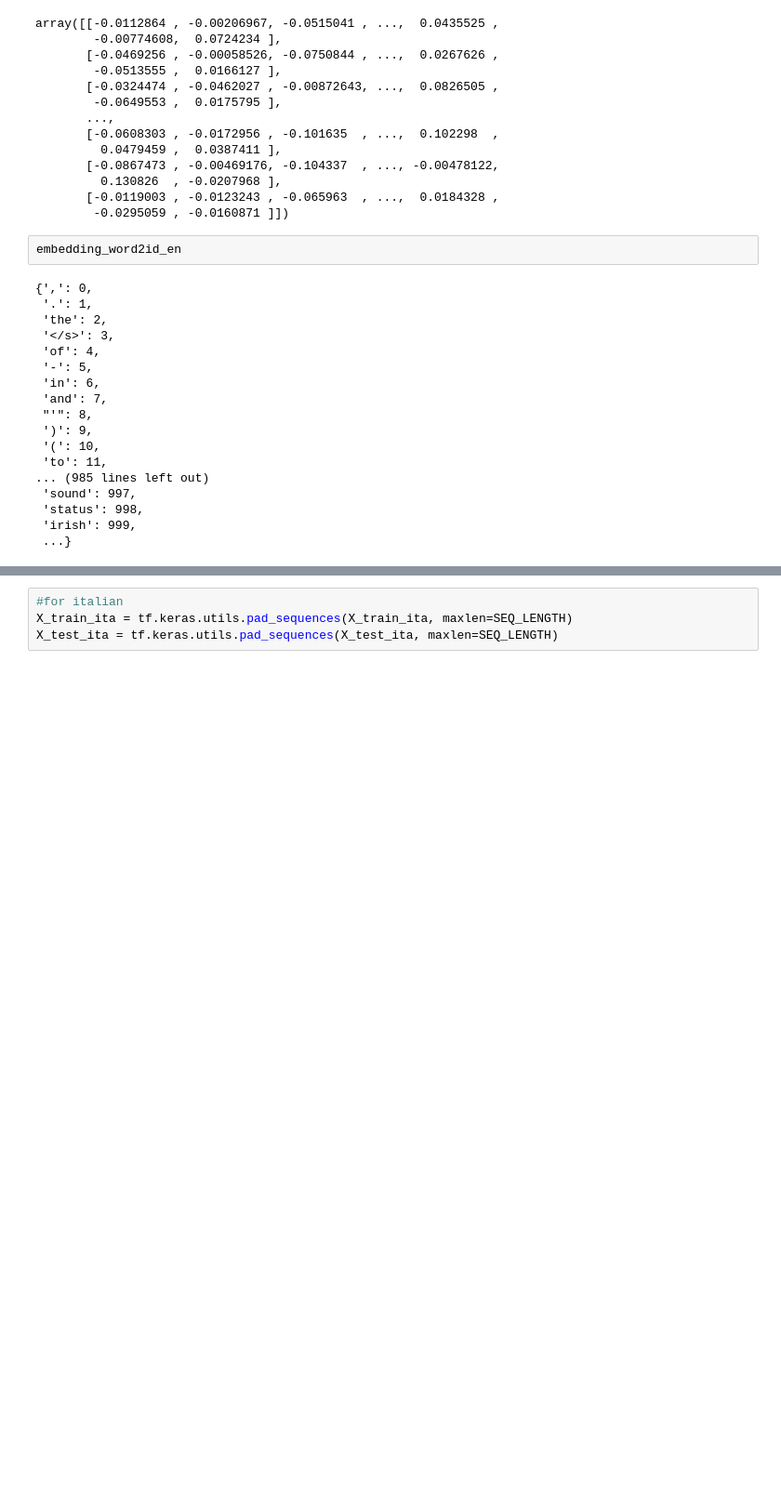
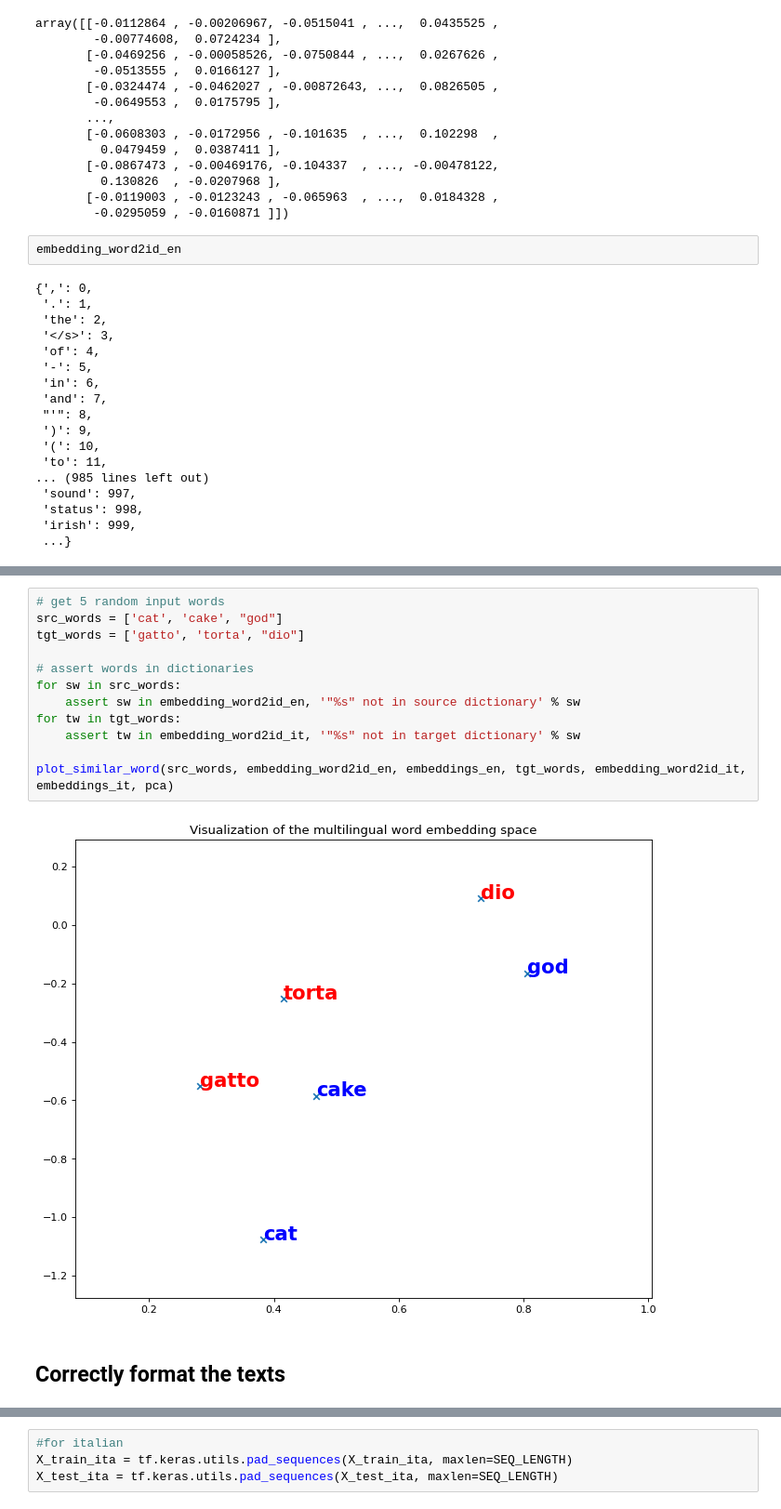
Before and after one commit to RageOfTheDucks/NLP_HSD, a Jupyter notebook: ORDINE.ipynb, the cells around one changed output, grey strips where cells are left out. Shown at 93% size. Saved outputs shown, nothing was run; the diff lists cells and outputs as text; blank space fills up the shorter version.

```diff
--- a/ORDINE.ipynb
+++ b/ORDINE.ipynb
@@ -282,3 +372,19 @@ embedding_word2id_en
+# %%
+# get 5 random input words
+src_words = ['cat', 'cake', "god"]
+tgt_words = ['gatto', 'torta', "dio"]
+
+# assert words in dictionaries
+for sw in src_words:
+    assert sw in embedding_word2id_en, '"%s" not in source dictionary' % sw
+for tw in tgt_words:
+    assert tw in embedding_word2id_it, '"%s" not in target dictionary' % sw
+
+plot_similar_word(src_words, embedding_word2id_en, embeddings_en, tgt_words, embedding_word2id_it, embeddings_it, pca)
+# %% [output]
+[figure, added]
+# %% [markdown]
+## Correctly format the texts
 # %%
 # Deinfe some variables
 VOCABULARY_SIZE = 10000
```
Also changed, not shown: parts of 70 cells of this notebook.
